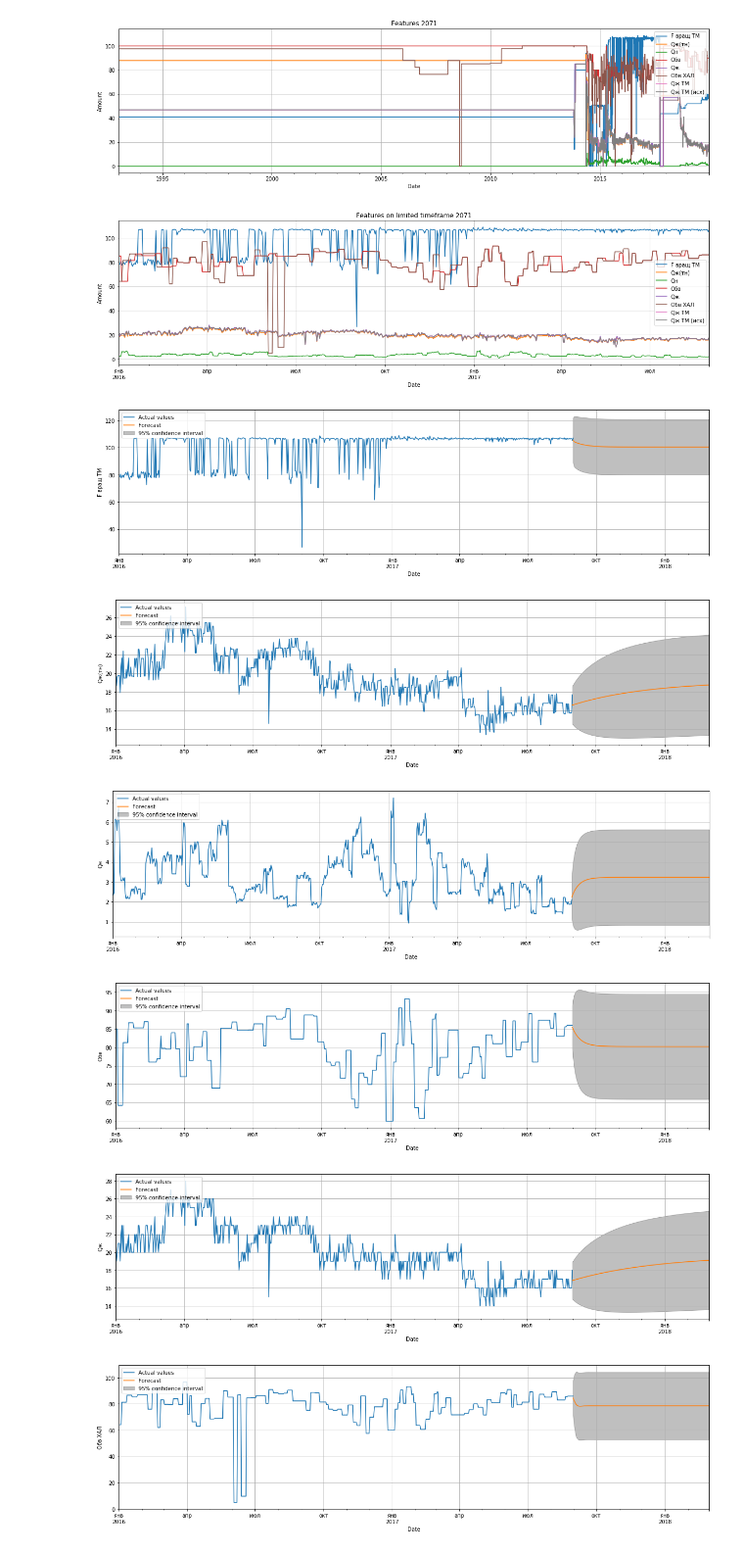
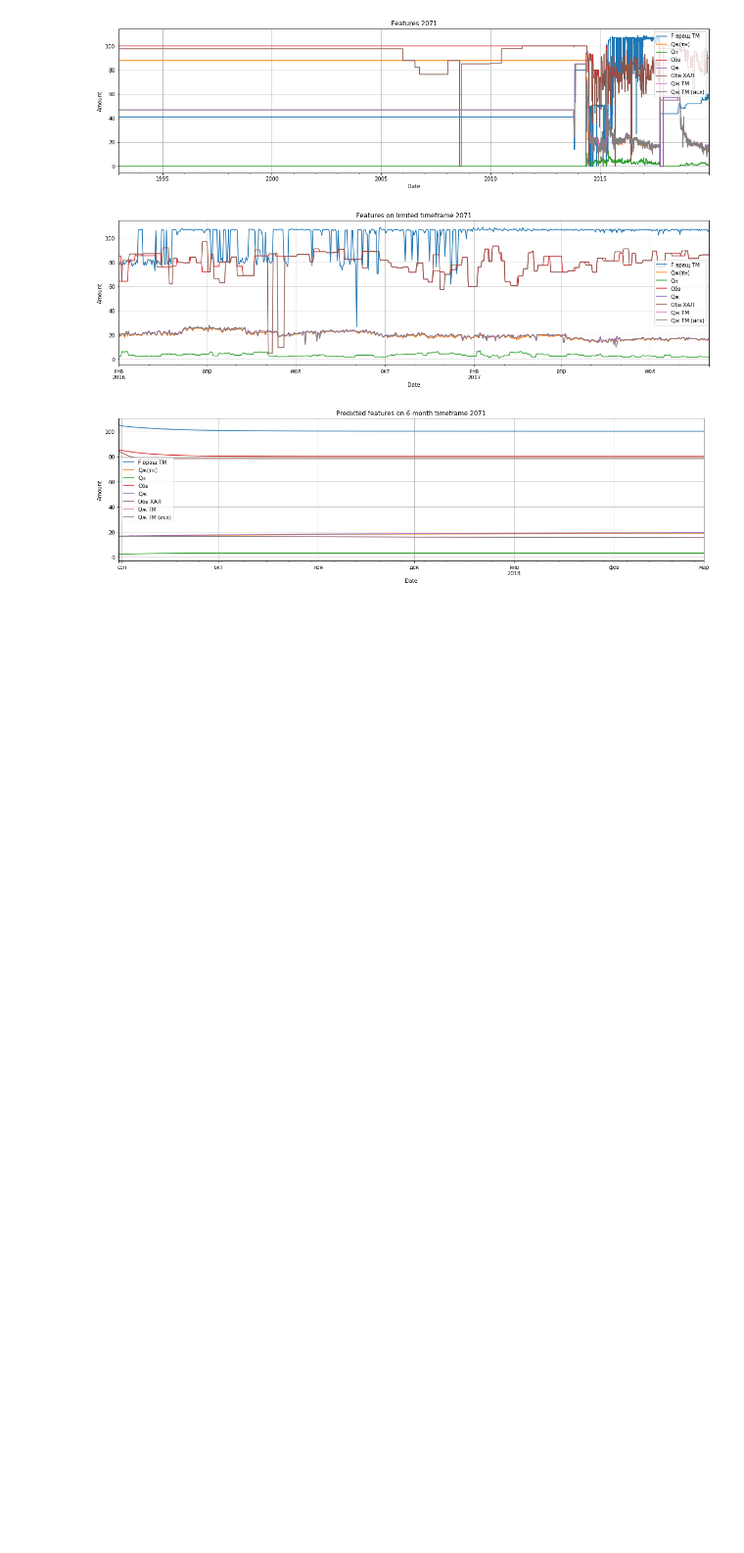
Before and after one commit to antonkurenkov/GPN-predictions, a Jupyter notebook: GP_04.ipynb, the cells around one changed output. Shown at 98% size. Saved outputs shown, nothing was run; the diff lists cells and outputs as text; code cells hidden in the pictures; blank space fills up the shorter version.

```diff
--- a/GP_04.ipynb
+++ b/GP_04.ipynb
@@ -424,13 +536,11 @@ item.show_plot(subtable, title='Features on limited timeframe')
 # %% [output]
 [figure]
 # %%
-# Много графиков: предсказание модели autoarima для каждого из параметров
+# Получаем предсказание модели autoarima для каждого из параметров
 models_list = [StatModel(subtable[key]) for key in subtable.keys()]
-auto_arima_forecast_df = pd.DataFrame({model.subtable.name: model.predict_auto_arima() for model in models_list})
+auto_arima_forecast_df = pd.DataFrame(
+    {model.subtable.name: model.predict_auto_arima(silent=True) for model in models_list}
+)
+item.show_plot(auto_arima_forecast_df, title='Predicted features on 6 month timeframe')
 # %% [output]
-[figure, old version]
+[figure, new version]
-[figure, removed]
-[figure, removed]
-[figure, removed]
-[figure, removed]
-[figure, removed]
```
Also changed, not shown: parts of 15 cells of this notebook, 6 other files.
